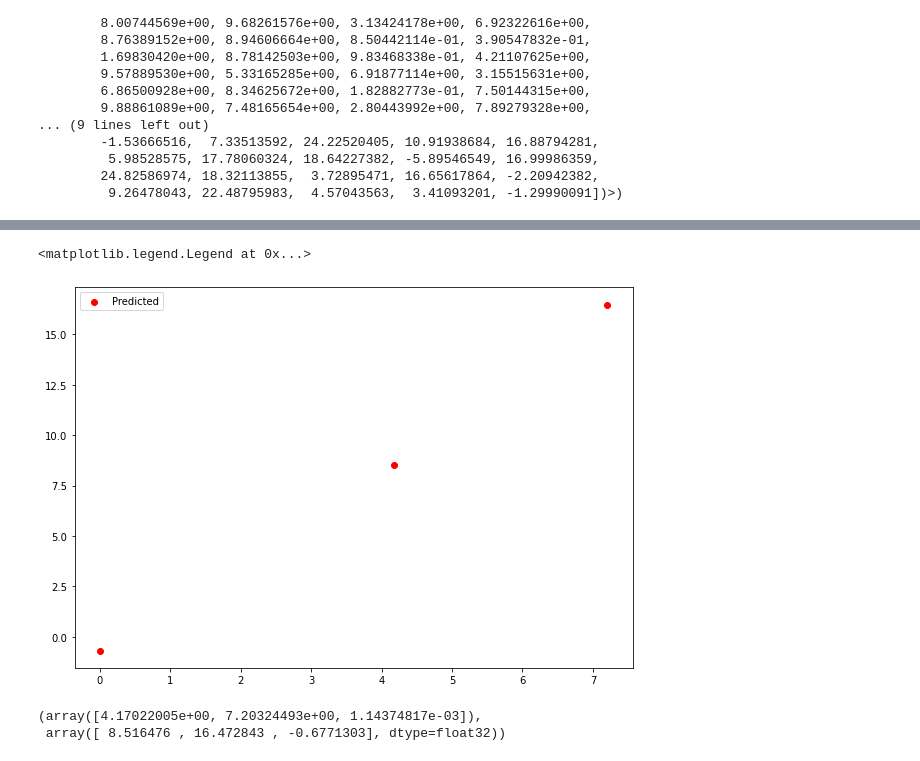
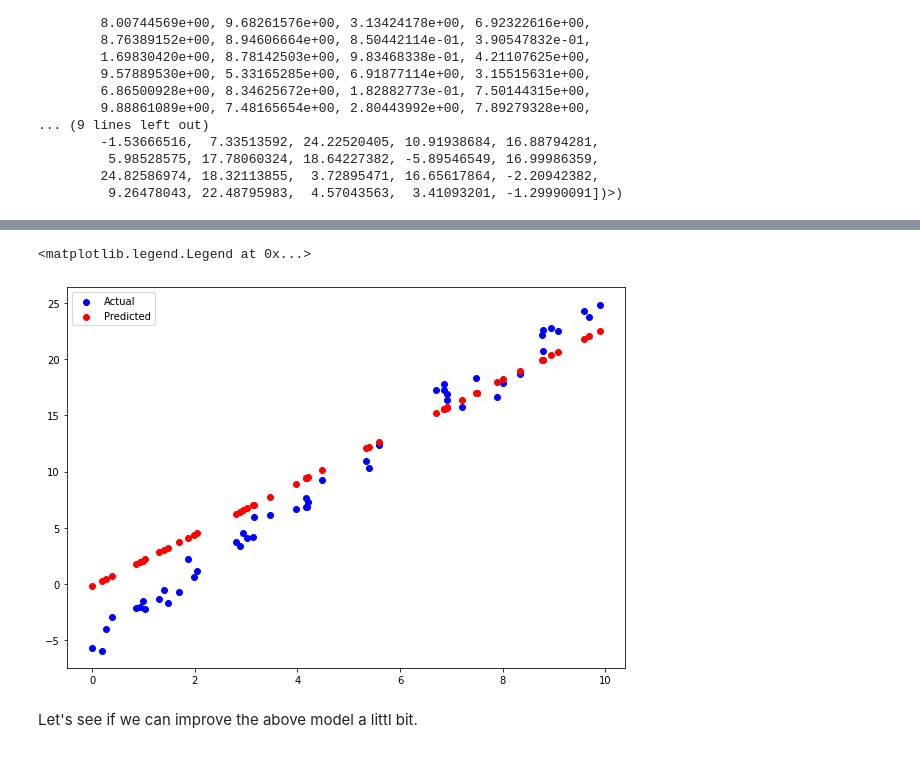
Before and after one commit to scottapp/blog_content_converter, a Jupyter notebook: source/Tensorflow/Regression/simple_regression.ipynb, the cells around one changed output, grey strips where cells are left out. Saved outputs shown, nothing was run; the diff lists cells and outputs as text; code cells hidden in the pictures.

```diff
--- a/source/Tensorflow/Regression/simple_regression.ipynb
+++ b/source/Tensorflow/Regression/simple_regression.ipynb
@@ -58,7 +60,6 @@ tf.random.set_seed(1)
 
 # create model
 model = tf.keras.Sequential([
-    tf.keras.layers.Dense(100, activation="relu"),
     tf.keras.layers.Dense(1)
 ])
 
@@ -127,17 +112,14 @@ array([ 8.5164757e+00,  1.6472843e+01, -6.7713028e-01,  5.5078912e+00,
 # %%
 # plot the original points and the predicted point by the model
 plt.figure(figsize=(10, 7))
-#plt.scatter(X, y, c='b', label='Actual')
-plt.scatter(X[0:3].numpy(), y_pred.flatten()[0:3], c='r', label='Predicted')
+plt.scatter(X, y, c='b', label='Actual')
+plt.scatter(X, y_pred, c='r', label='Predicted')
 plt.legend()
 # %% [output]
 <matplotlib.legend.Legend at 0x...>
-[figure, old version]
+[figure, new version]
-# %%
-X[0:3].numpy(), y_pred.flatten()[0:3]
-# %% [output]
-(array([4.17022005e+00, 7.20324493e+00, 1.14374817e-03]),
- array([ 8.516476 , 16.472843 , -0.6771303], dtype=float32))
+# %% [markdown]
+Let's see if we can improve the above model a littl bit.
 # %%
 # to improve the model, add a dense layer with relu activation
 model = tf.keras.Sequential([
```
Also changed, not shown: parts of 7 cells of this notebook.
